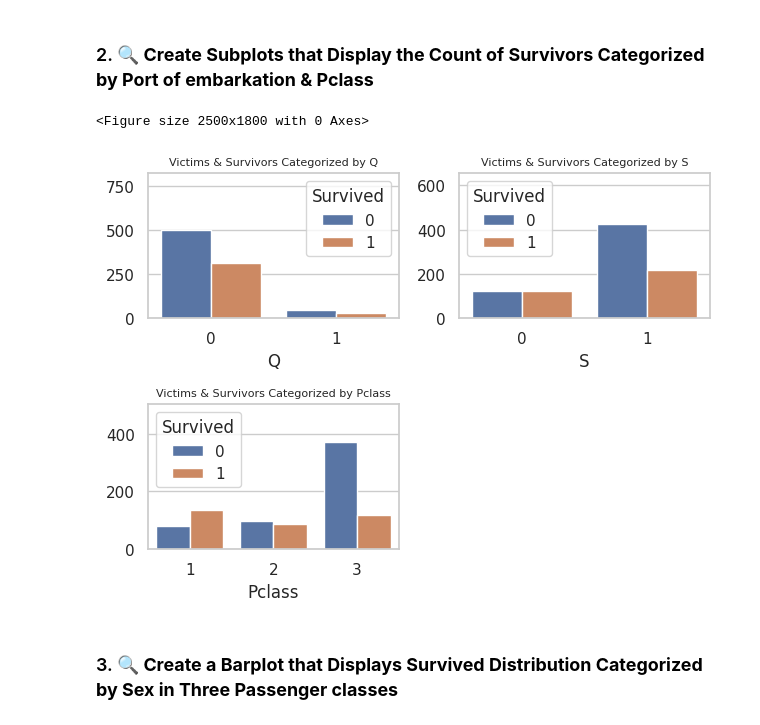
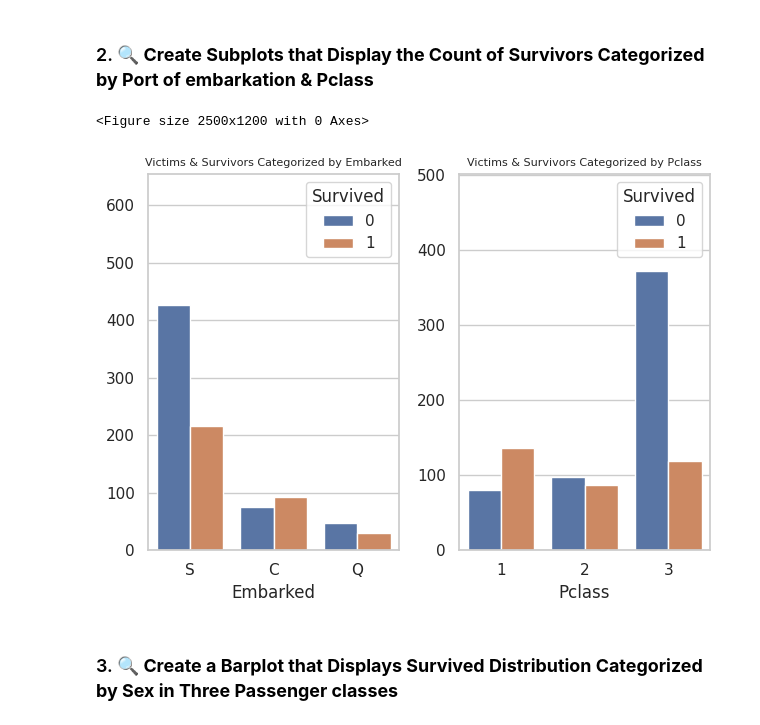
Before and after one commit to yigaai/StoryTelling_with_Data_myTelescope, a Jupyter notebook: titanic-survival-prediction.ipynb, the cells around one changed output. Saved outputs shown, nothing was run; the diff lists cells and outputs as text; code cells hidden in the pictures.

```diff
--- a/titanic-survival-prediction.ipynb
+++ b/titanic-survival-prediction.ipynb
@@ -486,25 +486,27 @@ plt.show()
 # %% [markdown]
 ### 2. 🔍 **Create Subplots that Display the Count of Survivors Categorized by Port of embarkation & Pclass**
 # %%
-cate_cols = ['Q', 'S', 'Pclass']
+cate_cols = ['Embarked', 'Pclass']
 target = 'Survived'
 # %%
 fig = plt.figure(figsize = (25, len(cate_cols)*6))
 # %% [output]
-<Figure size 2500x1800 with 0 Axes>
+<Figure size 2500x1200 with 0 Axes>
 # %%
 for i, col in enumerate(cate_cols):
     plt.subplot(len(cate_cols)//2 + len(cate_cols)%2, 2, i+1)
-    sns.countplot(x=col, hue=target, data=df)
+    sns.countplot(data=df,
+                  x=col,
+                  hue=target)
     plt.title(f'Victims & Survivors Categorized by {col}', fontsize=8)
     plt.ylim(0, df[col].value_counts().max()+10)
     plt.ylabel('')
 
 
 plt.tight_layout()
 plt.show()
 # %% [output]
-[figure, old version]
+[figure, new version]
 # %% [markdown]
 ### 3. 🔍 **Create a Barplot that Displays Survived Distribution Categorized by Sex in Three Passenger classes**
 # %%
```
Also changed, not shown: parts of 14 cells of this notebook.
